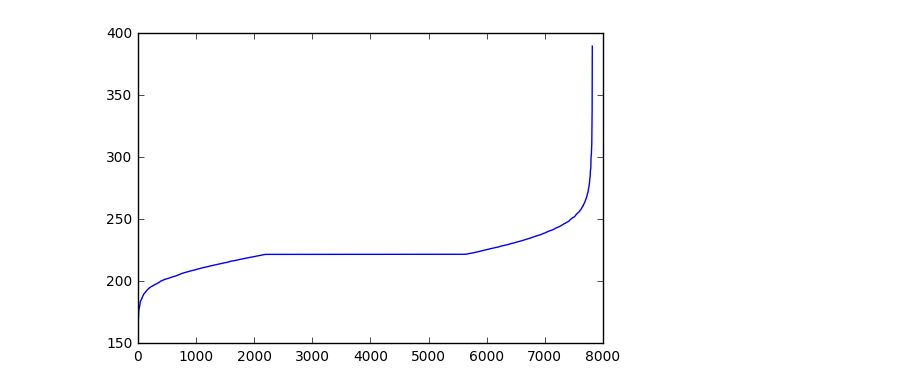
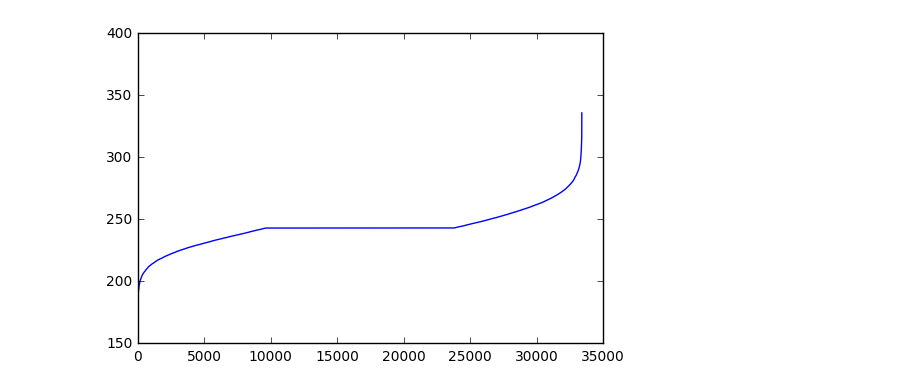
Before and after one commit to ffmmjj/desafio-dados-2016, a Jupyter notebook: experiments/Analise escolas de baixo nivel socio-economico.ipynb, the cells around one changed output. Cells and saved outputs as stored; diff of their text form; code cells hidden in the pictures.

```diff
--- a/experiments/Analise escolas de baixo nivel socio-economico.ipynb
+++ b/experiments/Analise escolas de baixo nivel socio-economico.ipynb
@@ -9,9 +21,9 @@ from src.carregamento.dados import escolas_nse_baixo
 # %%
-plot = plt.plot(sorted(escolas_nse_baixo.MEDIA_9EF_MT.values))
+plot = plt.plot(sorted(escolas_nse_medio.MEDIA_9EF_MT.values))
 plt.ylim(150, 400)
 plt.show()
 # %% [output]
-[figure, old version]
+[figure, new version]
 # %%
 plot = plt.plot(sorted(escolas_nse_alto.MEDIA_9EF_MT.values))
 plt.ylim(150, 400)
```
Also changed, not shown: parts of 7 cells of this notebook, 4 other files.
